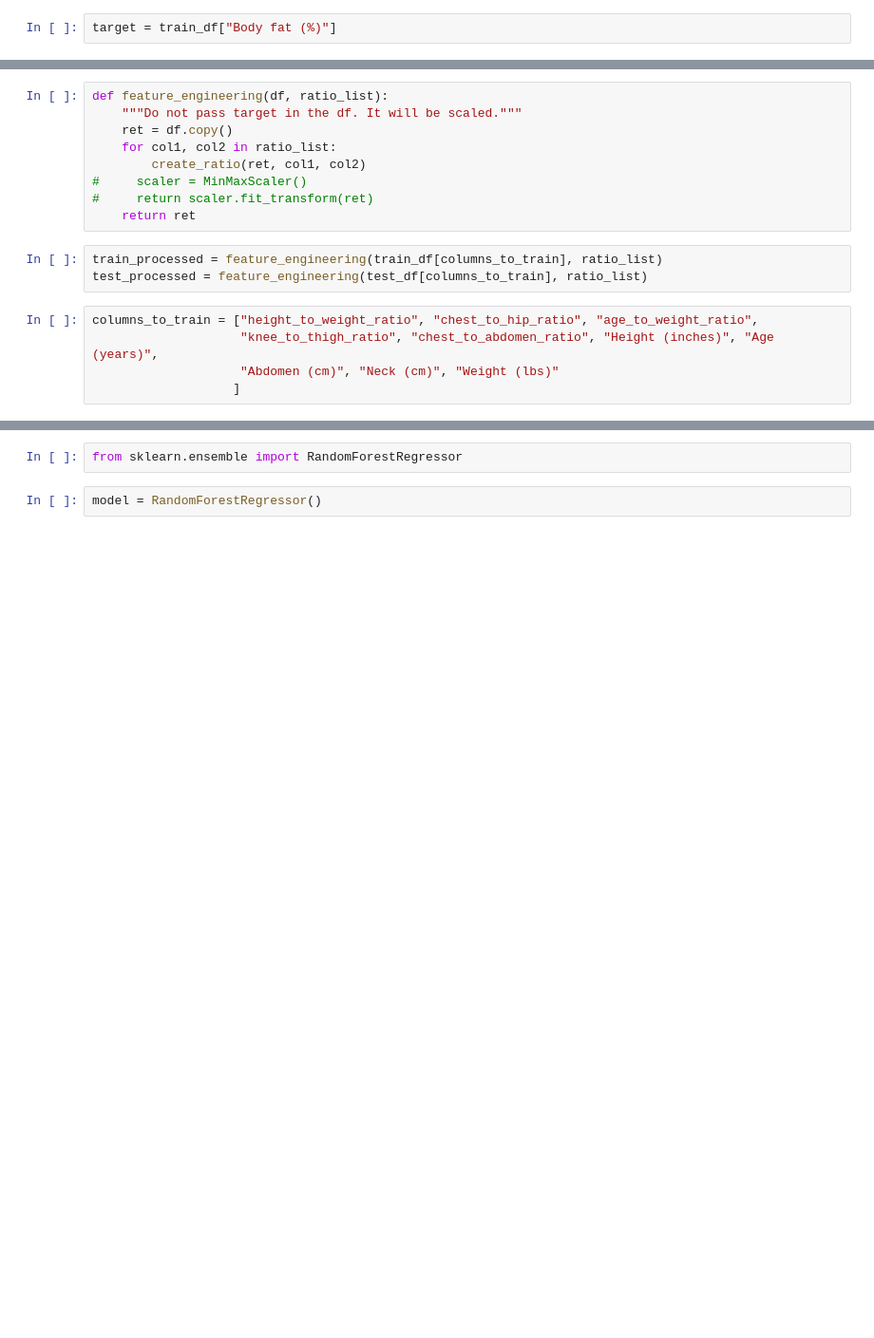
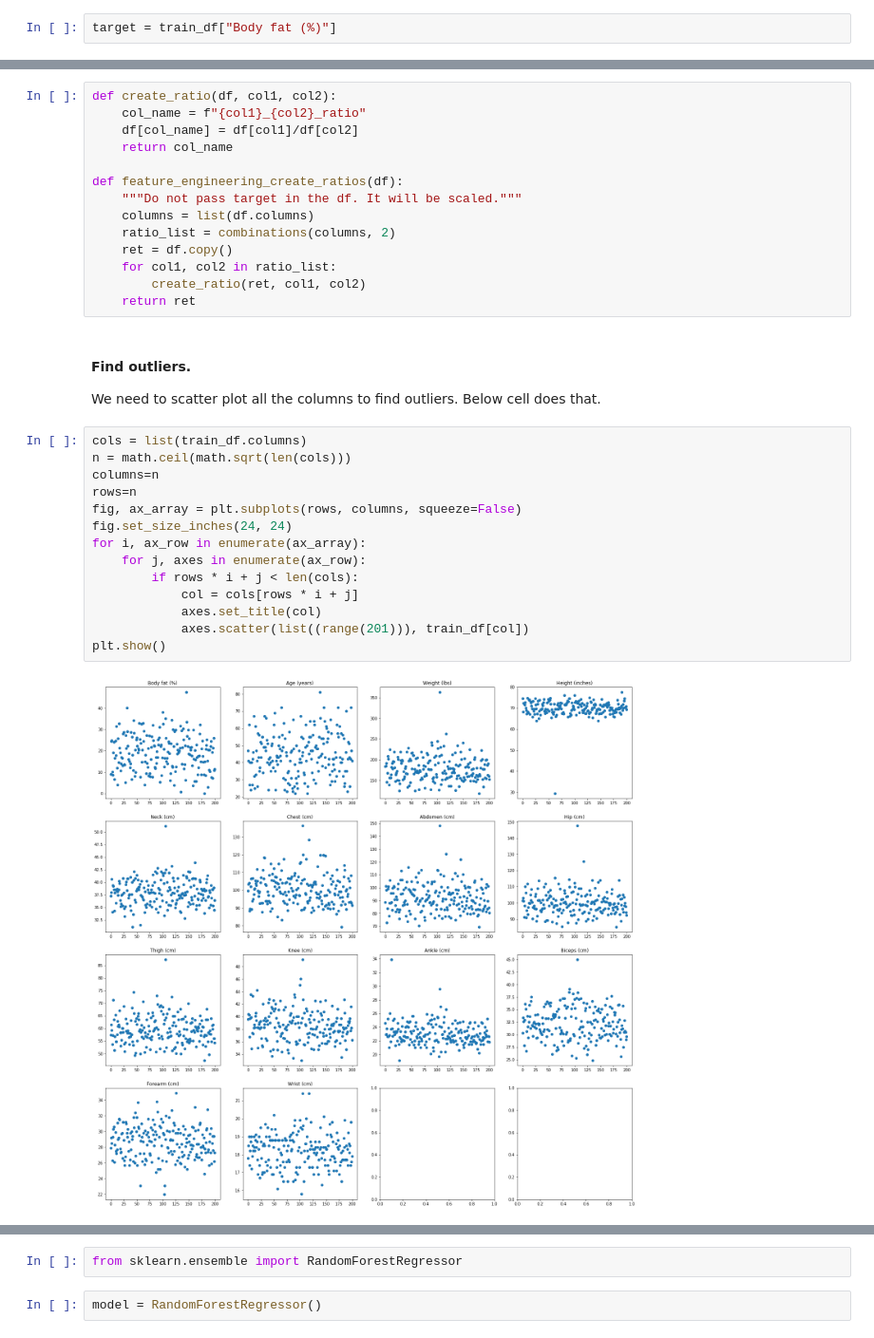
Before and after one commit to manishym/udacity-body-fat-prediction-challenge, a Jupyter notebook: notebooks/udacity-body-fat-prediction-challenge.ipynb, the cells around one changed output, grey strips where cells are left out. Shown: that part at 95% size. Cells and saved outputs as stored; diff of their text form; blank space fills up the shorter version.

```diff
--- a/notebooks/udacity-body-fat-prediction-challenge.ipynb
+++ b/notebooks/udacity-body-fat-prediction-challenge.ipynb
@@ -94,17 +87,33 @@ array([[0.42373, 0.26875, 0.9375 , ..., 0.27228, 0.45736, 0.35714],
 # %%
-def feature_engineering(df, ratio_list):
+def create_ratio(df, col1, col2):
+    col_name = f"{col1}_{col2}_ratio"
+    df[col_name] = df[col1]/df[col2]
+    return col_name
+
+def feature_engineering_create_ratios(df):
     """Do not pass target in the df. It will be scaled."""
+    columns = list(df.columns)
+    ratio_list = combinations(columns, 2)
     ret = df.copy()
     for col1, col2 in ratio_list:
         create_ratio(ret, col1, col2)
-#     scaler = MinMaxScaler()
-#     return scaler.fit_transform(ret)
     return ret
-# %%
-train_processed = feature_engineering(train_df[columns_to_train], ratio_list)
-test_processed = feature_engineering(test_df[columns_to_train], ratio_list)
-# %%
-columns_to_train = ["height_to_weight_ratio", "chest_to_hip_ratio", "age_to_weight_ratio",
-                    "knee_to_thigh_ratio", "chest_to_abdomen_ratio", "Height (inches)", "Age (years)",
-                    "Abdomen (cm)", "Neck (cm)", "Weight (lbs)"
-                   ]
+# %% [markdown]
+#### Find outliers.
+We need to scatter plot all the columns to find outliers. Below cell does that.
+# %%
+cols = list(train_df.columns)
+n = math.ceil(math.sqrt(len(cols)))
+columns=n
+rows=n
+fig, ax_array = plt.subplots(rows, columns, squeeze=False)
+fig.set_size_inches(24, 24)
+for i, ax_row in enumerate(ax_array):
+    for j, axes in enumerate(ax_row):
+        if rows * i + j < len(cols):
+            col = cols[rows * i + j]
+            axes.set_title(col)
+            axes.scatter(list((range(201))), train_df[col])
+plt.show()
+# %% [output]
+[figure, added]
```
Also changed, not shown: parts of 43 cells of this notebook, 2 other files.
